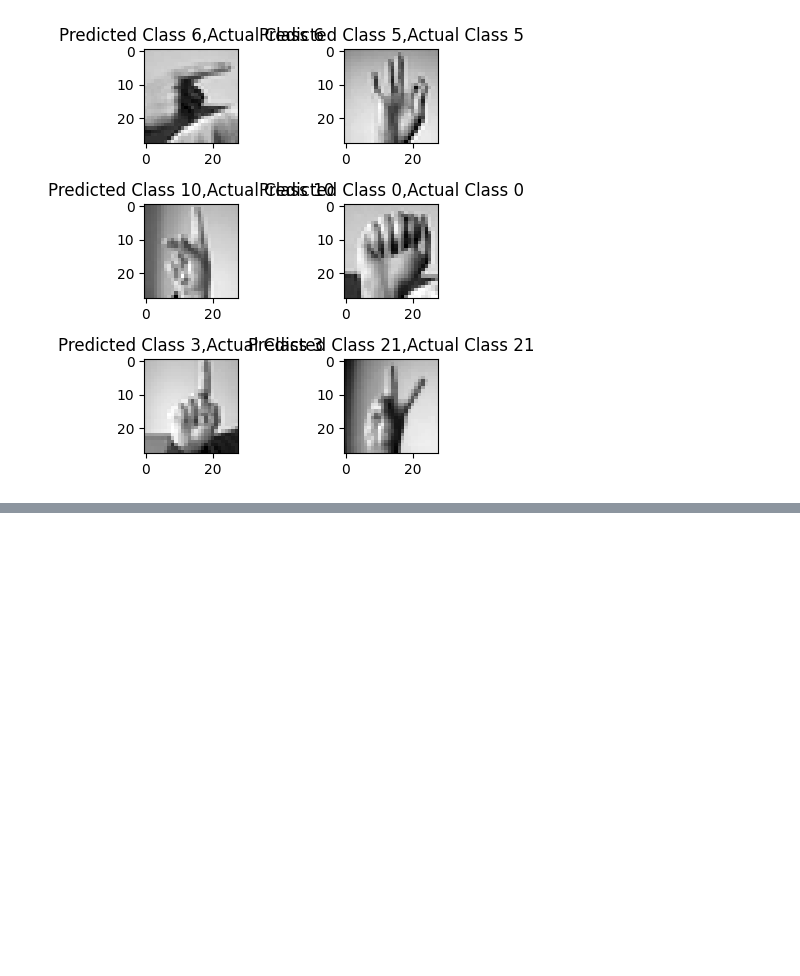
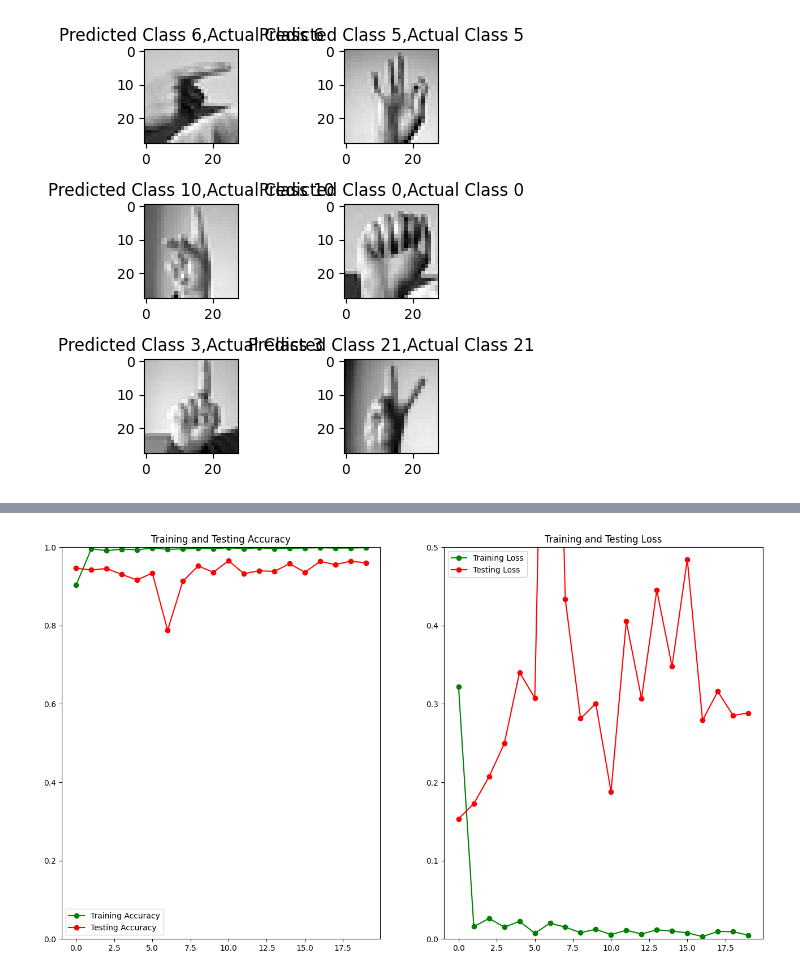
Before and after one commit to DiogoMMarto/FAA_P1, a Jupyter notebook: cnn-using-keras-100-accuracy.ipynb, the cells around one changed output, grey strips where cells are left out. Cells and saved outputs as stored; diff of their text form; code cells hidden in the pictures; blank space fills up the shorter version.

```diff
--- a/cnn-using-keras-100-accuracy.ipynb
+++ b/cnn-using-keras-100-accuracy.ipynb
@@ -352,3 +353,21 @@ for c in correct[:6]:
     i += 1
 # %% [output]
 [figure]
+# %%
+model2 = Sequential()
+model2.add(Conv2D(75 , (3,3) , strides = 1 , padding = 'same' , activation = 'relu' , input_shape = (28,28,1)))
+model2.add(BatchNormalization())
+model2.add(MaxPool2D((2,2) , strides = 2 , padding = 'same'))
+model2.add(Conv2D(50 , (3,3) , strides = 1 , padding = 'same' , activation = 'relu'))
+model2.add(Dropout(0.2))
+model2.add(BatchNormalization())
+model2.add(MaxPool2D((2,2) , strides = 2 , padding = 'same'))
+model2.add(Conv2D(25 , (3,3) , strides = 1 , padding = 'same' , activation = 'relu'))
+model2.add(BatchNormalization())
+model2.add(MaxPool2D((2,2) , strides = 2 , padding = 'same'))
+model2.add(Flatten())
+model2.add(Dense(units = 512 , activation = 'relu'))
+model2.add(Dropout(0.3))
+model2.add(Dense(units = 24 , activation = 'softmax'))
+model2.compile(optimizer = 'adam' , loss = 'categorical_crossentropy' , metrics = ['accuracy'])
+model2.summary()
@@ -354,0 +396,3 @@ for c in correct[:6]:
+# %%
+# fit model but without data augmentation
+history = model2.fit(x_train , y_train , epochs = 20 , validation_data = (x_test , y_test))
@@ -354,0 +417,23 @@ for c in correct[:6]:
+# %%
+# draw loss curve
+fig , ax = plt.subplots(1,2)
+train_acc = history.history['accuracy']
+train_loss = history.history['loss']
+val_acc = history.history['val_accuracy']
+val_loss = history.history['val_loss']
+fig.set_size_inches(16,9)
+
+ax[0].plot(epochs , train_acc , 'go-' , label = 'Training Accuracy')
+ax[0].plot(epochs , val_acc , 'ro-' , label = 'Testing Accuracy')
+ax[0].set_title('Training and Testing Accuracy')
+# start at 0 to 1 on y axis
+ax[0].set_ylim(0,1)
+ax[0].legend()
+ax[1].plot(epochs , train_loss , 'go-' , label = 'Training Loss')
+ax[1].plot(epochs , val_loss , 'ro-' , label = 'Testing Loss')
+ax[1].set_title('Training and Testing Loss')
+ax[1].legend()
+ax[1].set_ylim(0,0.5)
+plt.show()
+# %% [output]
+[figure, added]
```
Also changed, not shown: parts of 29 cells of this notebook, 3 other files.
